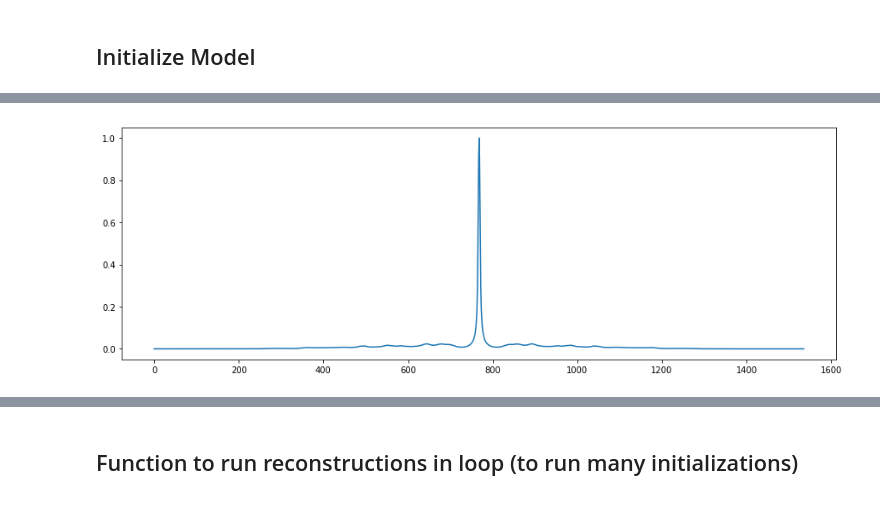
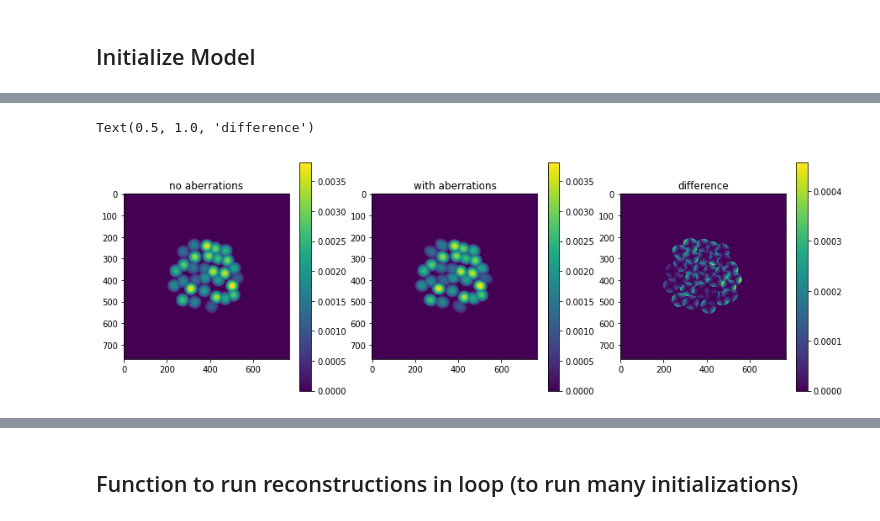
Before and after one commit to antipa/Randoscope_dev, a Jupyter notebook: RandoscopeXCorrMinTF-RadiusLearning.ipynb, the cells around one changed output, grey strips where cells are left out. Saved outputs shown, nothing was run; the diff lists cells and outputs as text; code cells hidden in the pictures.

```diff
--- a/RandoscopeXCorrMinTF-RadiusLearning.ipynb
+++ b/RandoscopeXCorrMinTF-RadiusLearning.ipynb
@@ -315,3 +115,12 @@ plt.plot(R_init.numpy())
+# %%
+T1 ,_,T2 = make_lenslet_tf_zern(model)
+plt.figure(figsize = (15,5))
+plt.subplot(1,3,1), plt.imshow(T2); plt.colorbar(); plt.title('no aberrations')
+plt.subplot(1,3,2), plt.imshow(T1); plt.colorbar(); plt.title('with aberrations')
+plt.subplot(1,3,3), plt.imshow(np.abs(T1-T2)); plt.colorbar(); plt.title('difference')
+# %% [output]
+Text(0.5, 1.0, 'difference')
+[figure, added]
 # %%
 # dc_mask = np.ones_like(model.target_F.numpy())  #Mask for DC. Set to zero anywhere we want to ignore loss computation of power spectrum
 # dc_mask[:2,:2] = 0
@@ -326,30 +135,30 @@ plt.plot(R_init.numpy())
 #model.load_weights("C:\\Users\\herbtipa\\lenslets_one_per_depth")
 #print(model.dc_mask[-1,:10])
 # %%
-T,aper=make_lenslet_tf(model)
-test2 = model.gen_psf_stack(T, aper, .5)
-test = model.gen_stack_spectrum(test2)
-test3=model.gen_correlation_stack(test)
-#ax[0].imshow(T)
-#plt.plot((model.dc_mask * tf.abs(test[1]))[-1,:200].numpy())
-#plt.plot((model.dc_mask * model.target_F)[-1,:200].numpy())
-for z in range(10):
-    fig = plt.figure(figsize=(15,5))
-    plt.cla()
-    plt.plot(np.abs(test3[z][model.samples[0],:]))
+plotting_xcorr = False
+if plotting_xcorr == True:
+    T,aper,_=make_lenslet_tf_zern(model)
+    test2 = model.gen_psf_stack(T, aper, .5)
+    test = model.gen_stack_spectrum(test2)
+    test3=model.gen_correlation_stack(test)
+    #ax[0].imshow(T)
+    #plt.plot((model.dc_mask * tf.abs(test[1]))[-1,:200].numpy())
+    #plt.plot((model.dc_mask * model.target_F)[-1,:200].numpy())
+    for z in range(10):
+        fig = plt.figure(figsize=(15,5))
+        plt.cla()
+        plt.plot(np.abs(test3[z][model.samples[0],:]))
 
-    display.display(fig)
-    display.clear_output(wait=True)
-    plt.pause(.5)
+        display.display(fig)
+        display.clear_output(wait=True)
+        plt.pause(.5)
 
-#     #ax[1].imshow(tf_fftshift(tf.abs((test[z] * tf.conj(test[z])))), vmin = 0, vmax = 50)
-#     #ax[2].imshow(tf_fftshift(tf.abs((test[z] * tf.conj(test[z]))) - model.target_F), vmin = -50, vmax = 50)
-#     plt.cla()
-#     #ax[1].imshow((tf.real((test[z] * tf.conj(test[z])))), vmax = 50)
-#     #plt.imshow(tf_fftshift(np.abs(test[z])))
-#     plt.plot(tf_fftshift(tf.abs(test[z]))[768,:])
+    #     #ax[1].imshow(tf_fftshift(tf.abs((test[z] * tf.conj(test[z])))), vmin = 0, vmax = 50)
+    #     #ax[2].imshow(tf_fftshift(tf.abs((test[z] * tf.conj(test[z]))) - model.target_F), vmin = -50, vmax = 50)
+    #     plt.cla()
+    #     #ax[1].imshow((tf.real((test[z] * tf.conj(test[z])))), vmax = 50)
+    #     #plt.imshow(tf_fftshift(np.abs(test[z])))
+    #     plt.plot(tf_fftshift(tf.abs(test[z]))[768,:])
-# %% [output]
-[figure, removed]
 # %%
 # Function to return  maximum cross correlation
 def calc_max_xcorr(model):
```
Also changed, not shown: parts of 17 cells of this notebook, 3 other files.
